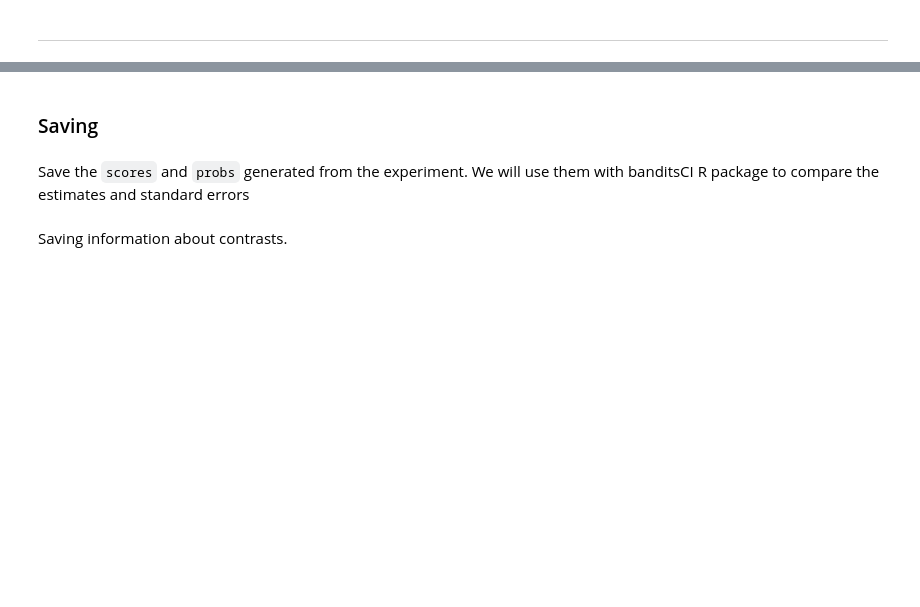
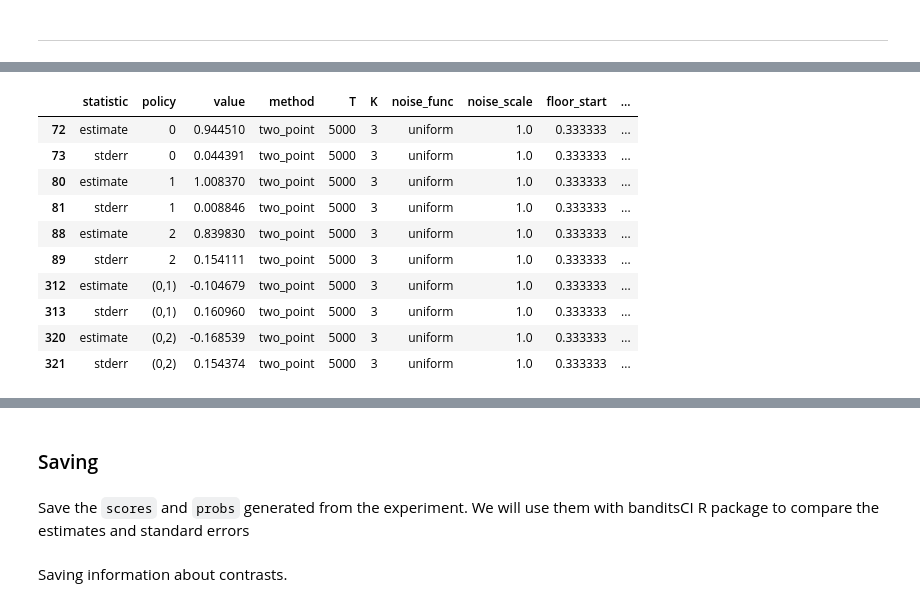
Before and after one commit to UChicago-pol-methods/adaptive-confidence-intervals, a Jupyter notebook: experiments/main/simulations.ipynb, the cells around one changed output, grey strips where cells are left out. Cells and saved outputs as stored; diff of their text form; code cells hidden in the pictures; blank space fills up the shorter version.

```diff
--- a/experiments/main/simulations.ipynb
+++ b/experiments/main/simulations.ipynb
@@ -271,3 +297,18 @@ Time passed 0.4108390808105469s
+# %%
+df_stats.loc[(df_stats['method'] == "two_point") &
+(df_stats['statistic'].isin(['estimate', 'stderr']))]
+# %% [output]
+|  | statistic | policy | value | method | T | K | noise_func | noise_scale | floor_start | ... |
+| 72 | estimate | 0 | 0.944510 | two_point | 5000 | 3 | uniform | 1.0 | 0.333333 | ... |
+| 73 | stderr | 0 | 0.044391 | two_point | 5000 | 3 | uniform | 1.0 | 0.333333 | ... |
+| 80 | estimate | 1 | 1.008370 | two_point | 5000 | 3 | uniform | 1.0 | 0.333333 | ... |
+| 81 | stderr | 1 | 0.008846 | two_point | 5000 | 3 | uniform | 1.0 | 0.333333 | ... |
+| 88 | estimate | 2 | 0.839830 | two_point | 5000 | 3 | uniform | 1.0 | 0.333333 | ... |
+| 89 | stderr | 2 | 0.154111 | two_point | 5000 | 3 | uniform | 1.0 | 0.333333 | ... |
+| 312 | estimate | (0,1) | -0.104679 | two_point | 5000 | 3 | uniform | 1.0 | 0.333333 | ... |
+| 313 | stderr | (0,1) | 0.160960 | two_point | 5000 | 3 | uniform | 1.0 | 0.333333 | ... |
+| 320 | estimate | (0,2) | -0.168539 | two_point | 5000 | 3 | uniform | 1.0 | 0.333333 | ... |
+| 321 | stderr | (0,2) | 0.154374 | two_point | 5000 | 3 | uniform | 1.0 | 0.333333 | ... |
 # %%
 print(contrasts)
 # %% [output]
```
Also changed, not shown: parts of 18 cells of this notebook, 1 other file.
